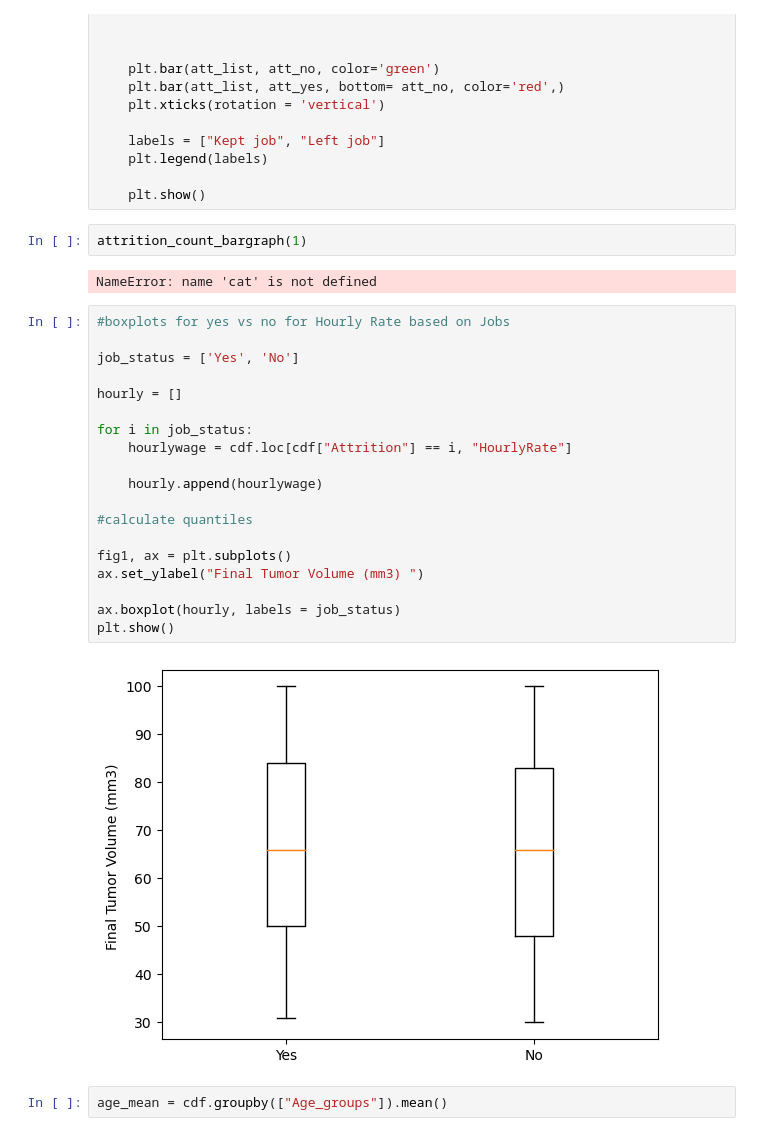
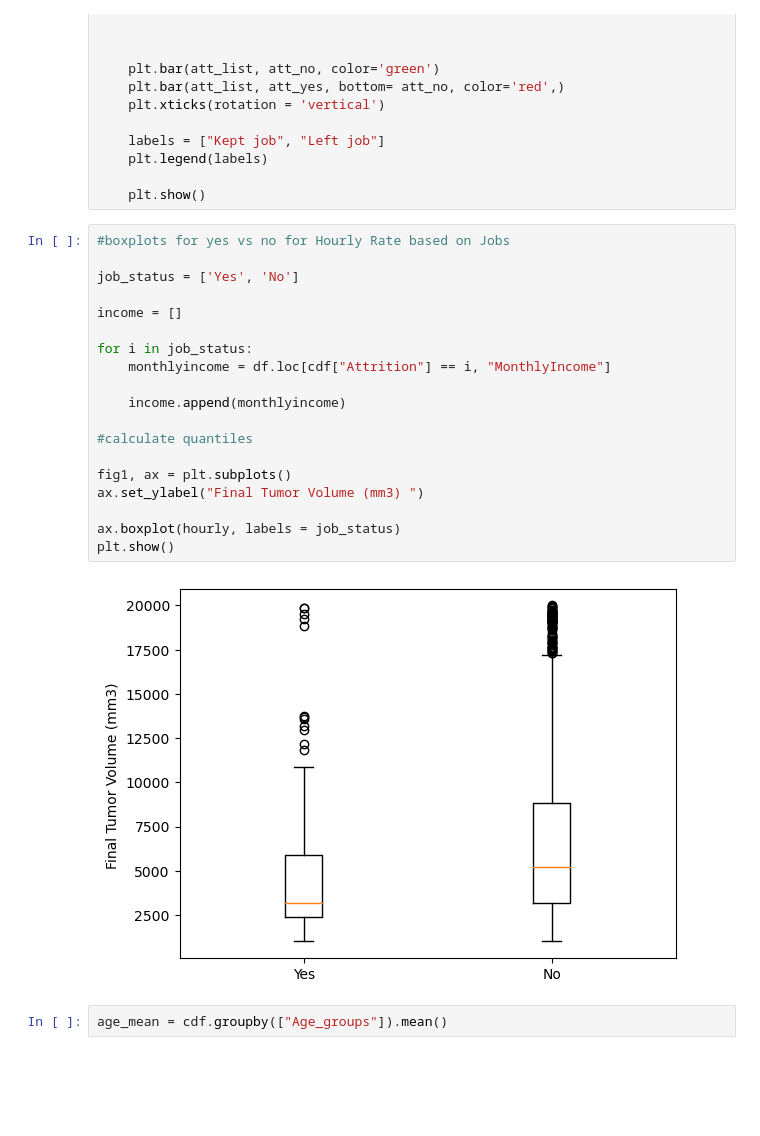
Before and after one commit to Jeff-Wince/GroupProj_Aakash_Jeff_Sonila_Stephanie, a Jupyter notebook: HR-Employee-Attrition.ipynb, the cells around one changed output. Drawn from its saved outputs; the diff is of its cells as text; blank space fills up the shorter version.

```diff
--- a/HR-Employee-Attrition.ipynb
+++ b/HR-Employee-Attrition.ipynb
@@ -467,31 +467,27 @@ def attrition_count_bargraph(num):
     plt.legend(labels)
 
     plt.show()
-# %%
-attrition_count_bargraph(1)
-# %% [output]
-NameError: name 'cat' is not defined
 # %%
 #boxplots for yes vs no for Hourly Rate based on Jobs
 
 job_status = ['Yes', 'No']
 
-hourly = []
+income = []
 
 for i in job_status:
-    hourlywage = cdf.loc[cdf["Attrition"] == i, "HourlyRate"]
+    monthlyincome = df.loc[cdf["Attrition"] == i, "MonthlyIncome"]
 
-    hourly.append(hourlywage)
+    income.append(monthlyincome)
 
 #calculate quantiles
 
 fig1, ax = plt.subplots()
 ax.set_ylabel("Final Tumor Volume (mm3) ")
 
 ax.boxplot(hourly, labels = job_status)
 plt.show()
 # %% [output]
-[figure, old version]
+[figure, new version]
 # %%
 age_mean = cdf.groupby(["Age_groups"]).mean()
 # %%
```
Also changed, not shown: parts of 22 cells of this notebook, 4 other files.
